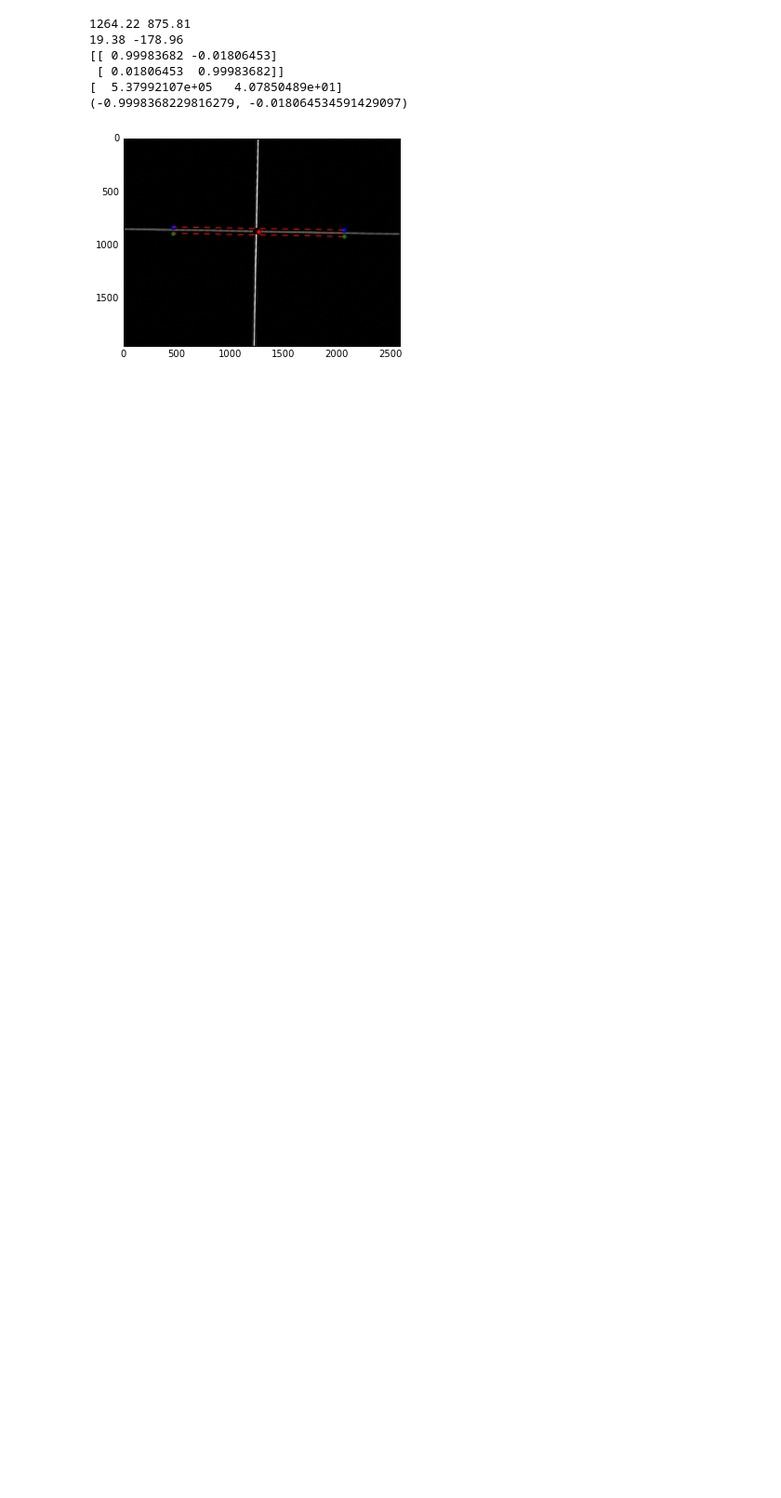
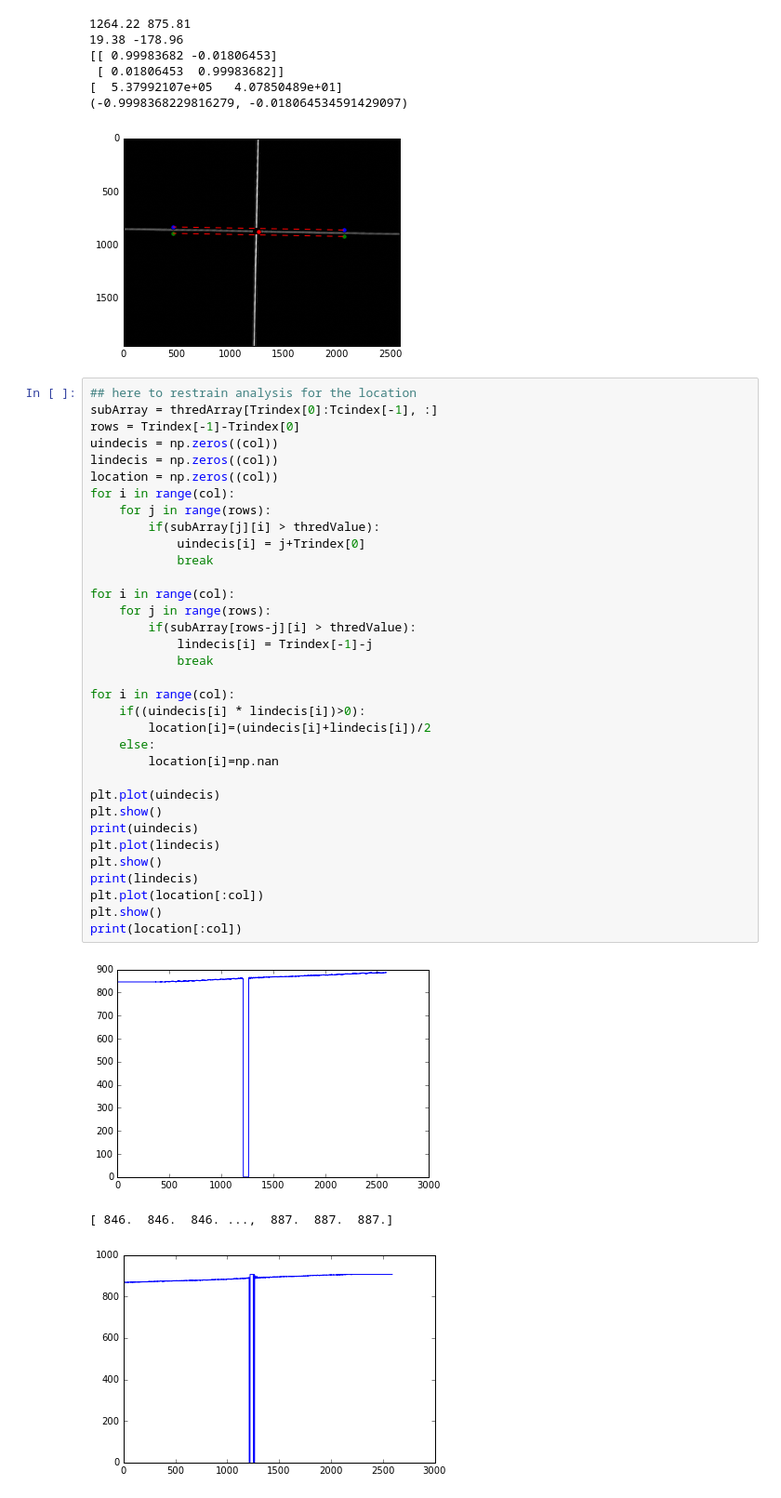
Before and after one commit to kurcoy/Python, a Jupyter notebook: LaserMomentsCalc/LaserCalculation.ipynb, the cells around one changed output. Shown: that part at 93% size. Cells and saved outputs as stored; diff of their text form; blank space fills up the shorter version.

```diff
--- a/LaserMomentsCalc/LaserCalculation.ipynb
+++ b/LaserMomentsCalc/LaserCalculation.ipynb
@@ -289,3 +289,41 @@ plt.show()
 [  5.37992107e+05   4.07850489e+01]
 (-0.9998368229816279, -0.018064534591429097)
 [figure]
+# %%
+## here to restrain analysis for the location
+subArray = thredArray[Trindex[0]:Tcindex[-1], :]
+rows = Trindex[-1]-Trindex[0]
+uindecis = np.zeros((col))
+lindecis = np.zeros((col))
+location = np.zeros((col))
+for i in range(col):
+    for j in range(rows):
+        if(subArray[j][i] > thredValue):
+            uindecis[i] = j+Trindex[0]
+            break
+
+for i in range(col):
+    for j in range(rows):
+        if(subArray[rows-j][i] > thredValue):
+            lindecis[i] = Trindex[-1]-j
+            break
+
+for i in range(col):
+    if((uindecis[i] * lindecis[i])>0):
+        location[i]=(uindecis[i]+lindecis[i])/2
+    else:
+        location[i]=np.nan
+
+plt.plot(uindecis)
+plt.show()
+print(uindecis)
+plt.plot(lindecis)
+plt.show()
+print(lindecis)
+plt.plot(location[:col])
+plt.show()
+print(location[:col])
+# %% [output]
+[figure, added]
+[ 846.  846.  846. ...,  887.  887.  887.]
+[figure, added]
```
Also changed, not shown: parts of 4 cells of this notebook.
